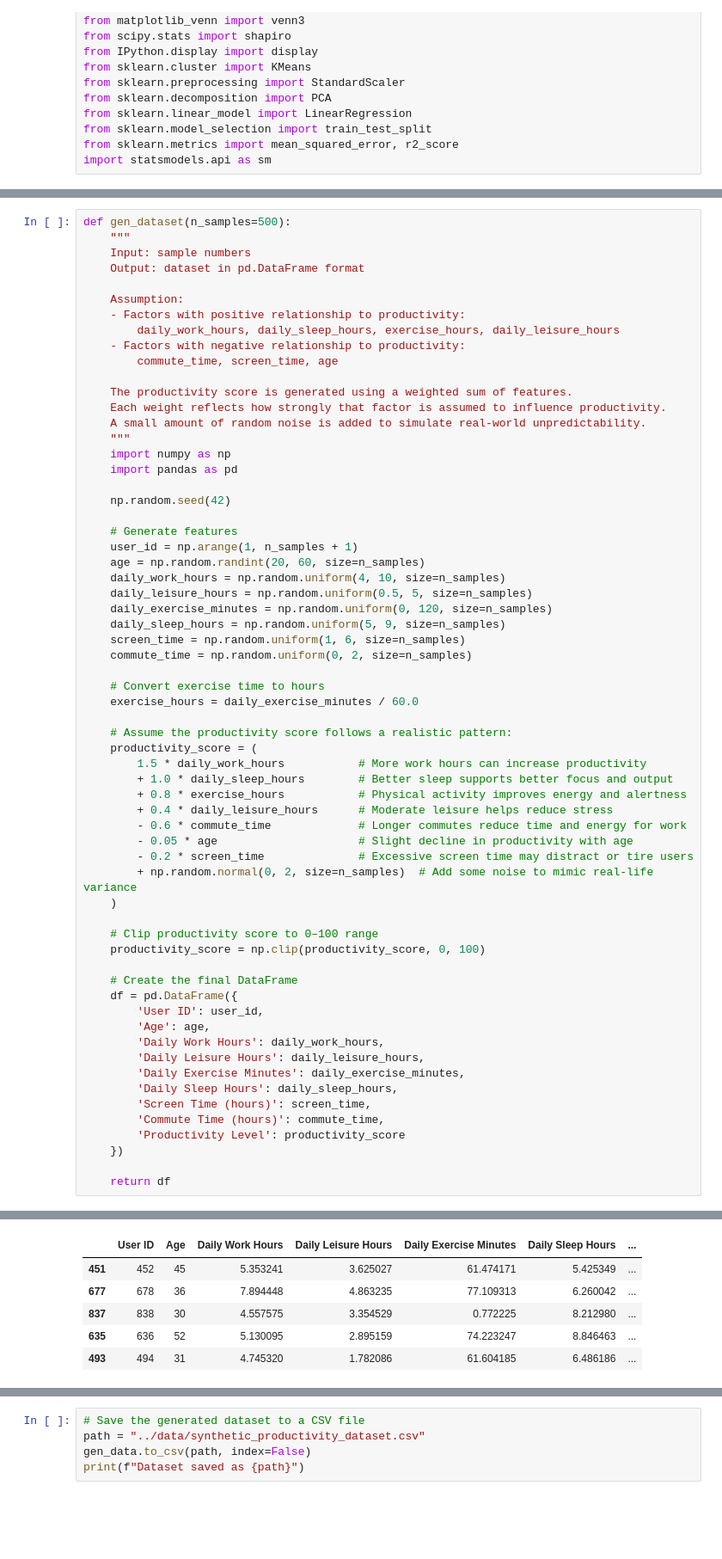
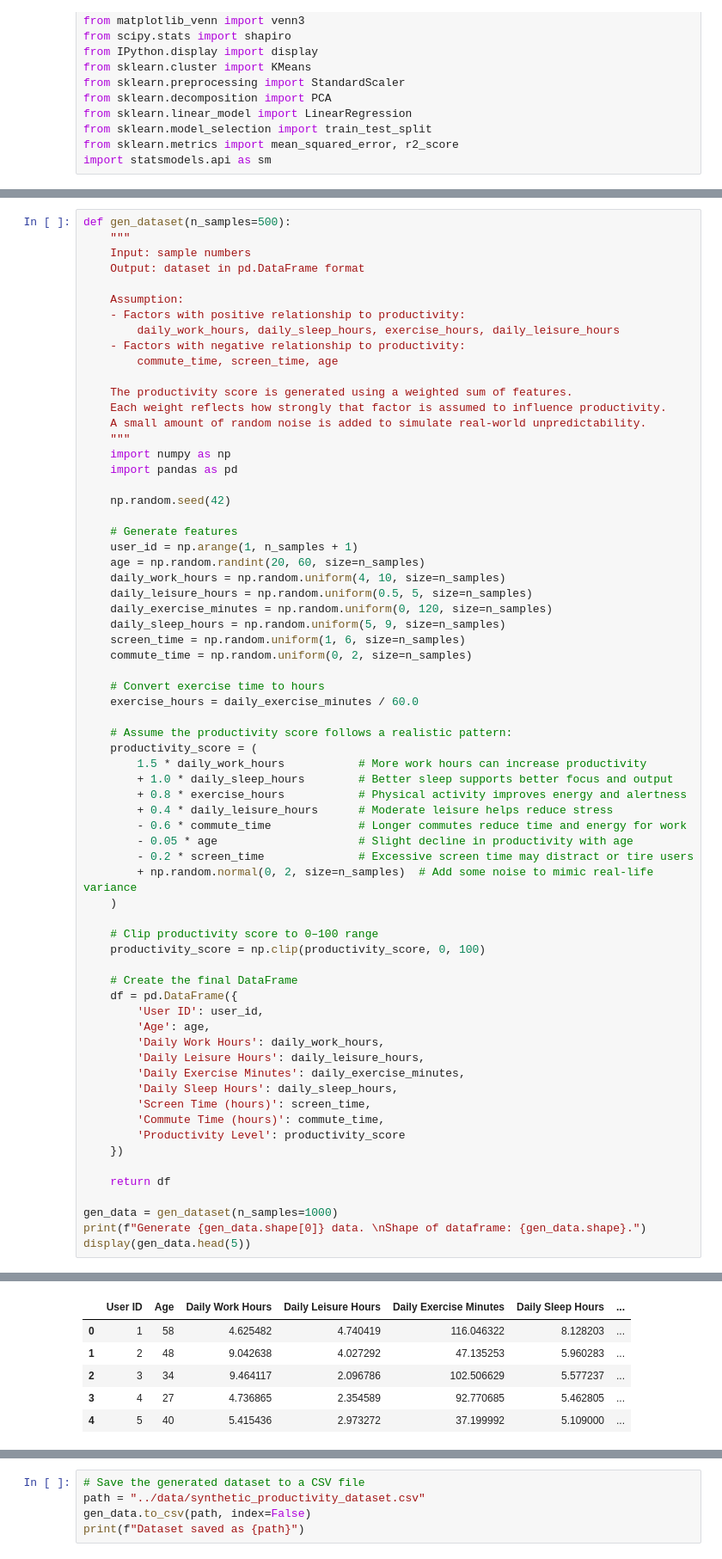
Before and after one commit to yceugene/learnsync, a Jupyter notebook: src/simulation.ipynb, the cells around one changed output, grey strips where cells are left out. Shown at 86% size. Saved outputs shown, nothing was run; the diff lists cells and outputs as text; blank space fills up the shorter version.

```diff
--- a/src/simulation.ipynb
+++ b/src/simulation.ipynb
@@ -86,5 +88,9 @@ def gen_dataset(n_samples=500):
     })
 
     return df
+
+gen_data = gen_dataset(n_samples=1000)
+print(f"Generate {gen_data.shape[0]} data. \nShape of dataframe: {gen_data.shape}.")
+display(gen_data.head(5))
 # %% [output]
 Generate 1000 data.
@@ -92,7 +98,7 @@ Shape of dataframe: (1000, 9)
 |  | User ID | Age | Daily Work Hours | Daily Leisure Hours | Daily Exercise Minutes | Daily Sleep Hours | ... |
-| 451 | 452 | 45 | 5.353241 | 3.625027 | 61.474171 | 5.425349 | ... |
-| 677 | 678 | 36 | 7.894448 | 4.863235 | 77.109313 | 6.260042 | ... |
-| 837 | 838 | 30 | 4.557575 | 3.354529 | 0.772225 | 8.212980 | ... |
-| 635 | 636 | 52 | 5.130095 | 2.895159 | 74.223247 | 8.846463 | ... |
-| 493 | 494 | 31 | 4.745320 | 1.782086 | 61.604185 | 6.486186 | ... |
+| 0 | 1 | 58 | 4.625482 | 4.740419 | 116.046322 | 8.128203 | ... |
+| 1 | 2 | 48 | 9.042638 | 4.027292 | 47.135253 | 5.960283 | ... |
+| 2 | 3 | 34 | 9.464117 | 2.096786 | 102.506629 | 5.577237 | ... |
+| 3 | 4 | 27 | 4.736865 | 2.354589 | 92.770685 | 5.462805 | ... |
+| 4 | 5 | 40 | 5.415436 | 2.973272 | 37.199992 | 5.109000 | ... |
 # %% [markdown]
```
Also changed, not shown: parts of 29 cells of this notebook.
